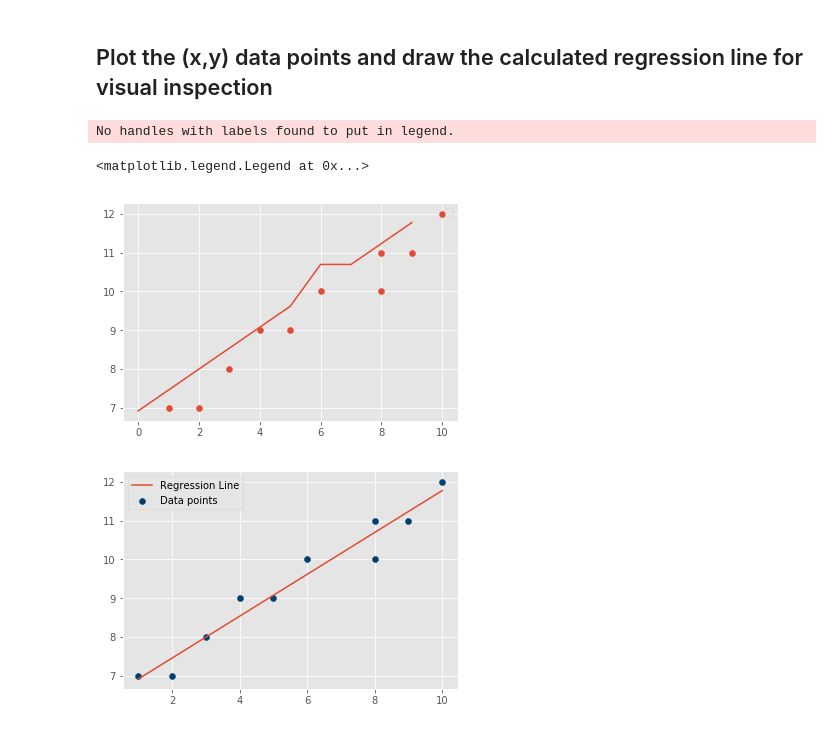
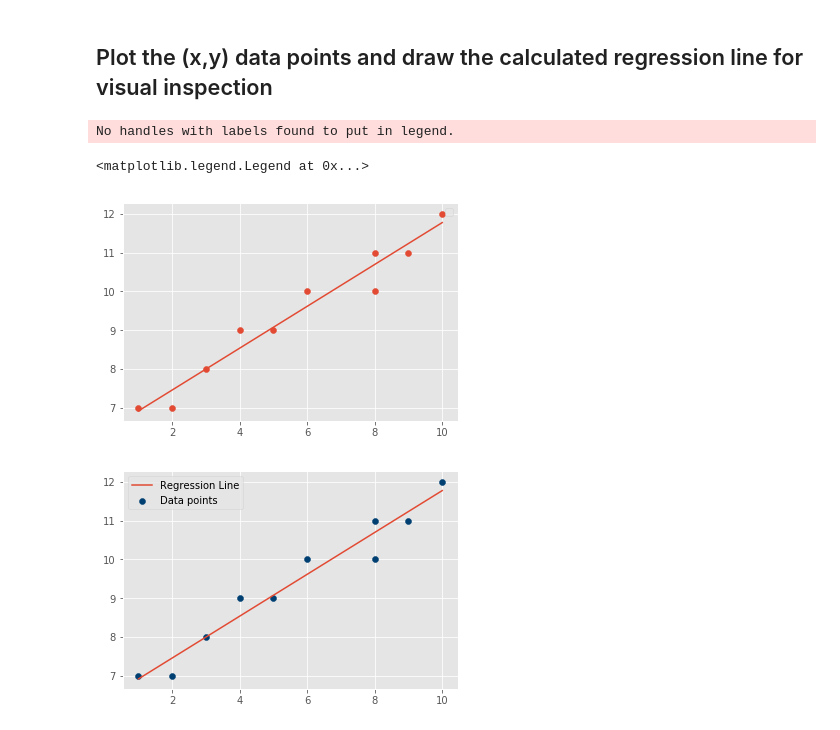
Before and after one commit to AR3441/dsc-0-10-07-simple-linear-regression-lab-nyc-ds-career-031119, a Jupyter notebook: index.ipynb, the cells around one changed output. Cells and saved outputs as stored; diff of their text form; code cells hidden in the pictures.

```diff
--- a/index.ipynb
+++ b/index.ipynb
@@ -128,12 +128,12 @@ regression_line = reg_line(m,b,X)
 ## Plot the (x,y) data points and draw the calculated regression line for visual inspection
 # %%
 plt.scatter(X,Y)
-plt.plot(regression_line)
+plt.plot(X, regression_line)
 plt.legend()
 # %% [output]
 No handles with labels found to put in legend.
 <matplotlib.legend.Legend at 0x...>
-[figure, old version]
+[figure, new version]
 # %%
 # Plot data and regression line
 # %% [output]
```
